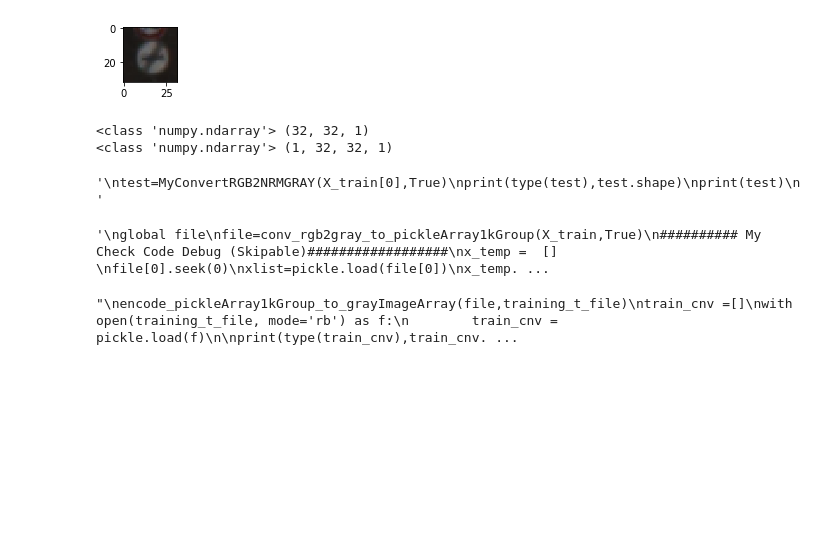
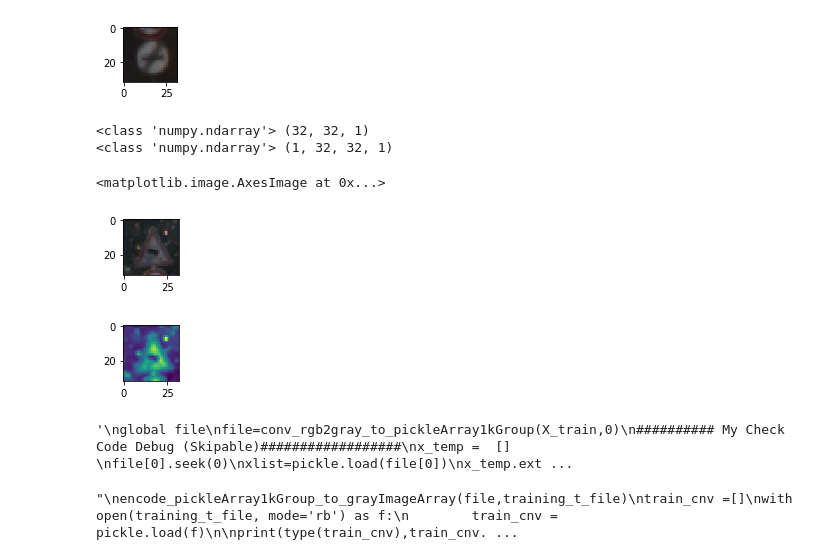
Before and after one commit to KSHIBA-HHQ/CarND-Traffic-Sign-Classifier-Project, a Jupyter notebook: Traffic_Sign_Classifier.ipynb, the cells around one changed output. Saved outputs shown, nothing was run; the diff lists cells and outputs as text; code cells hidden in the pictures; blank space fills up the shorter version.

```diff
--- a/Traffic_Sign_Classifier.ipynb
+++ b/Traffic_Sign_Classifier.ipynb
@@ -408,25 +418,34 @@ def MyConvertRGB2NRMGRAY(src,flt):
 # %%
 ##debug
 
 
 x_temp=[]
-gray= MyConvertRGB2NRMGRAY(X_test[0], True)
+gray= MyConvertRGB2NRMGRAY(X_test[0], 0)
 
 print(type(gray),gray.shape)
 x_temp.append(gray)
 temp = np.asarray(x_temp) ##list to ndArray
 
 print(type(temp),temp.shape)
 
-"""
-test=MyConvertRGB2NRMGRAY(X_train[0],True)
-print(type(test),test.shape)
-print(test)
-"""
+
+test=MyConvertRGB2NRMGRAY(X_train[1999],7)
+#print(type(test),test.shape)
+#print(test)
+import matplotlib.pyplot as plt
+# Visualizations will be shown in the notebook.
+%matplotlib inline
+
+plt.figure(figsize=(1,5))
+plt.imshow(X_train[1999].squeeze())
+plt.figure(figsize=(1,5))
+plt.imshow(test.squeeze())
 # %% [output]
 <class 'numpy.ndarray'> (32, 32, 1)
 <class 'numpy.ndarray'> (1, 32, 32, 1)
-'\ntest=MyConvertRGB2NRMGRAY(X_train[0],True)\nprint(type(test),test.shape)\nprint(test)\n'
+<matplotlib.image.AxesImage at 0x...>
+[figure, added]
+[figure, added]
 # %%
 ########## Function Part7(define COLOR_RGB2GRAY func) ##################
 ########## [n,32,32,3]のデータを[n,32,32]に変換する
@@ -480,7 +499,7 @@ def conv_rgb2gray_to_pickleArray1kGroup(rgb_src_list,flag):
 ### conv_rgb2gray_to_pickleArray1kGroup の動作を確認してみる
 """
 global file
-file=conv_rgb2gray_to_pickleArray1kGroup(X_train,True)
+file=conv_rgb2gray_to_pickleArray1kGroup(X_train,0)
 ########## My Check Code Debug (Skipable)##################
 x_temp =  []
 file[0].seek(0)
@@ -502,7 +521,7 @@ plt.figure(figsize=(1,5))
 plt.imshow(X_train[1999])
 """
 # %% [output]
-'\nglobal file\nfile=conv_rgb2gray_to_pickleArray1kGroup(X_train,True)\n########## My Check Code Debug (Skipable)##################\nx_temp =  [] \nfile[0].seek(0)\nxlist=pickle.load(file[0])\nx_temp. ...
+'\nglobal file\nfile=conv_rgb2gray_to_pickleArray1kGroup(X_train,0)\n########## My Check Code Debug (Skipable)##################\nx_temp =  [] \nfile[0].seek(0)\nxlist=pickle.load(file[0])\nx_temp.ext ...
 # %%
 # Dump（Save） pickled data
 import pickle
```
Also changed, not shown: parts of 21 cells of this notebook.
